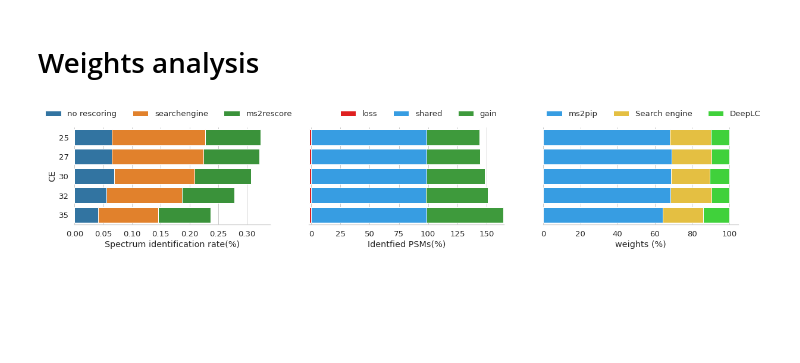
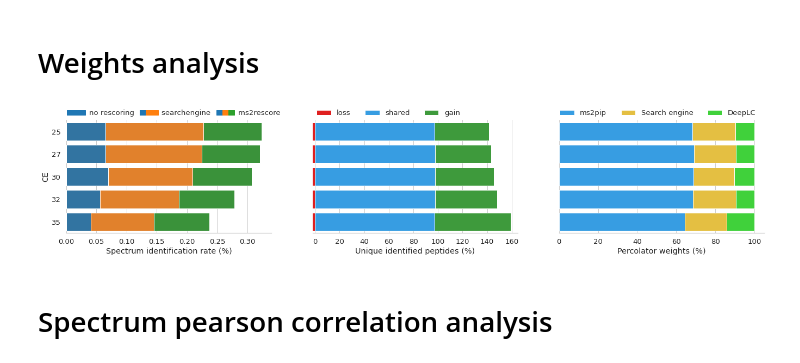
Before and after one commit to compomics/ms2rescore-immunopeptidomics-manuscript, a Jupyter notebook: notebooks/collision_energy_analysis.ipynb, the cells around one changed output. Saved outputs shown, nothing was run; the diff lists cells and outputs as text; code cells hidden in the pictures; blank space fills up the shorter version.

Commit message:
HLA 2 analysis

```diff
--- a/notebooks/collision_energy_analysis.ipynb
+++ b/notebooks/collision_energy_analysis.ipynb
@@ -268,17 +174,0 @@ ce_count_df = ce_count_df[["CE", "psm count no rescoring", "psm count searchengi
-# %%
-ms2rescore_loss_gain = []
-for i,row in ce_count_df.iterrows():
-    tmp = {}
-    tmp["CE"] = row.CE
-    num_ids = len(set(row["PSMId_searchengine"]))
-    tmp["shared"] = (len(set(row["PSMId_searchengine"]).intersection(set(row.PSMId_ms2rescore)))/num_ids) * 100
-    tmp["gain"] = (len(set(row.PSMId_ms2rescore) - set(row["PSMId_searchengine"]))/num_ids) * 100
-    tmp["loss"] = (len(set(row["PSMId_searchengine"]) - set(row.PSMId_ms2rescore))/num_ids) * 100
-    ms2rescore_loss_gain.append(tmp)
-ms2rescore_loss_gain = pd.DataFrame(ms2rescore_loss_gain)
-# %%
-ms2rescore_loss_gain["loss"] =ms2rescore_loss_gain["loss"] * -1
-ms2rescore_loss_gain["gain"] =ms2rescore_loss_gain["gain"] + 100
-# %%
-ce_count_df.sort_values("psm count searchengine", ascending=False, inplace=True)
-ms2rescore_loss_gain = ms2rescore_loss_gain.reindex(ce_count_df["CE"].index)
@@ -378,29 +198,34 @@ weights_df["DeepLC"] = weights_df["Search engine"] + weights_df["DeepLC"]
 
 weights_df = weights_df.reindex(ce_count_df["CE"].index)
 # %%
-sns.set_style("whitegrid")
-fig = plt.Figure(figsize=(20,3))
-sns.set_color_codes("deep")
+fig = plt.Figure(figsize=(23,13))
 order = [2,1,0]
 
-ax1 = fig.add_subplot(131)
-
+ax1 = plt.subplot2grid((3,3),(0,0), fig=fig)
 
 sns.barplot(x="psm count ms2rescore", y="CE", label="ms2rescore", data=ce_id_rate, color="#2ca02c", ax=ax1)
 sns.barplot(x="psm count searchengine", y="CE", label="searchengine", data=ce_id_rate, color="#ff7f0e", ax=ax1)
 sns.barplot(x="psm count no rescoring", y="CE", label="no rescoring", data=ce_id_rate, color="#1f77b4", ax=ax1)
 handles, labels = ax1.get_legend_handles_labels()
+
+noR = Patch(facecolor="#1f77b4", edgecolor="#1f77b4")
+SE = Patch(facecolor="#ff7f0e", edgecolor="#ff7f0e")
+MS = Patch(facecolor="#2ca02c", edgecolor="#2ca02c")
+
 ax1.legend(
-    [handles[idx] for idx in order],
-    [labels[idx] for idx in order],
+    [noR, noR, noR, noR, SE,SE,noR,SE,MS],
+    ["", "","no rescoring    ","","","searchengine    ","", "", "ms2rescore    "],
     frameon=False,
-    ncol=3,
-    bbox_to_anchor=(1.15,1.25)
+    ncol=10,
+    bbox_to_anchor=(1.12,1.15),
+    handletextpad=0.5,
+    handlelength=0.85,
+    columnspacing=-0.5
 )
-ax1.set_xlabel("Spectrum identification rate(%)")
+ax1.set_xlabel("Spectrum identification rate (%)")
 sns.despine(left=True, right=True, top=True, ax=ax1)
 
-ax2 = fig.add_subplot(132)
+ax2 = plt.subplot2grid((3,3),(0,1), fig=fig)
 
 sns.barplot(
     y="CE",
@@ -426,7 +251,7 @@ sns.barplot(
     ax=ax2,
     label="loss"
 )
-ax2.set_xlabel("Identfied PSMs(%)")
+ax2.set_xlabel("Unique identified peptides (%)")
 ax2.set_xlim(-2,165)
 ax2.set_ylabel("")
 ax2.set(yticklabels=[])
@@ -436,11 +261,11 @@ ax2.legend(
     [labels[idx] for idx in order],
     frameon=False,
     ncol=3,
-    bbox_to_anchor=(1,1.25)
+    bbox_to_anchor=(0.75,1.15)
 )
 sns.despine(left=True, right=True, top=True, ax=ax2)
 
-ax3 = fig.add_subplot(133)
+ax3 = plt.subplot2grid((3,3),(0,2), fig=fig)
 
 sns.barplot(
     y="CE",
@@ -452,33 +277,35 @@ sns.barplot(
 )
 sns.barplot(
     y="CE",
     x="Search engine",
     data=weights_df,
     palette=sns.color_palette(["#FFCD27"]),
     ax=ax3,
     label="Search engine"
 )
 sns.barplot(
     y="CE",
     x="MS²PIP",
     data=weights_df,
     palette=sns.color_palette(["#1AA3FF"]),
     ax=ax3,
     label="ms2pip"
 )
-ax3.set_xlabel("weights (%)")
+ax3.set_xlabel("Percolator weights (%)")
 ax3.set_ylabel("")
 ax3.set(yticklabels=[])
 handles, labels = ax3.get_legend_handles_labels()
 ax3.legend(
     [handles[idx] for idx in order],
     [labels[idx] for idx in order],
     frameon=False,
     ncol=3,
-    bbox_to_anchor=(1.15,1.25)
+    bbox_to_anchor=(0.99,1.15)
 )
 sns.despine(left=True, right=True, top=True, ax=ax3)
 
 fig
 # %% [output]
-[figure, old version]
+[figure, new version]
+# %% [markdown]
+# Spectrum pearson correlation analysis
```
Also changed, not shown: parts of 44 cells of this notebook, 15 other files.
